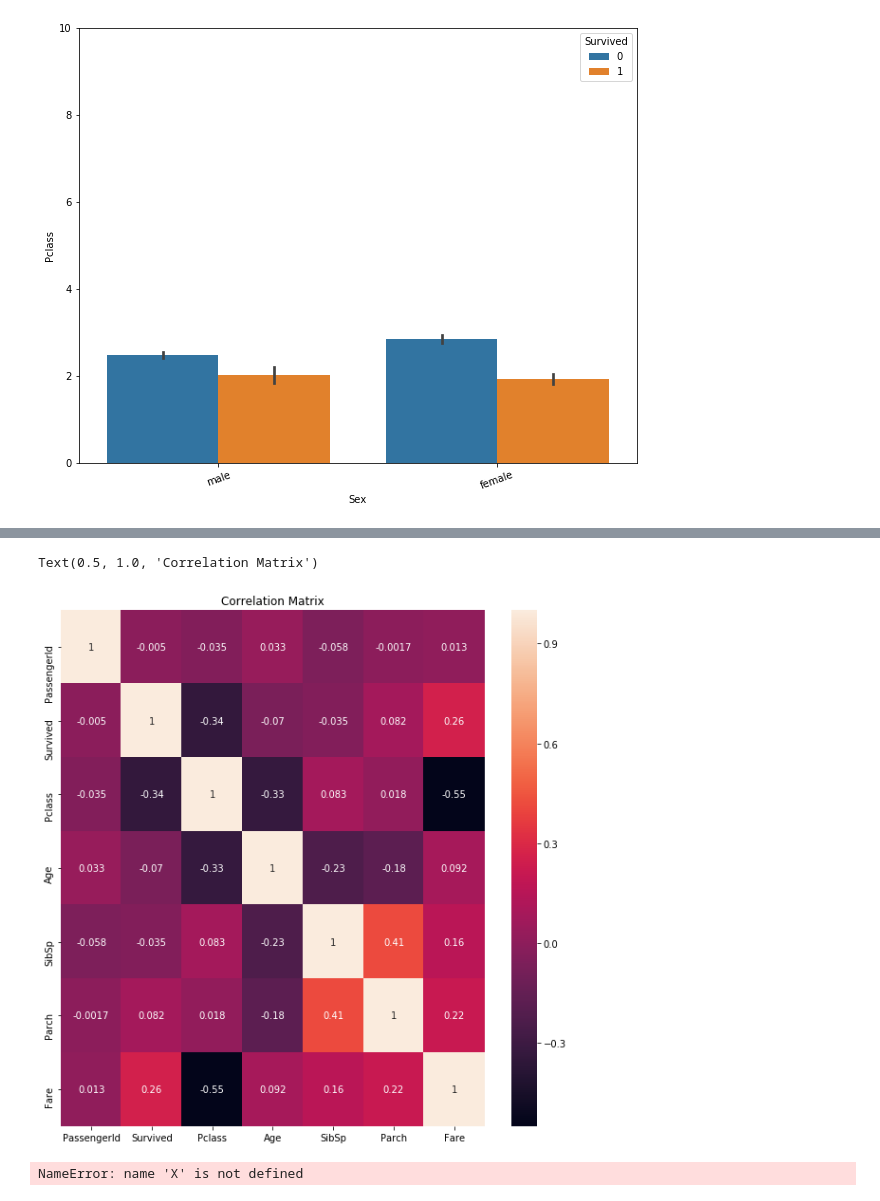
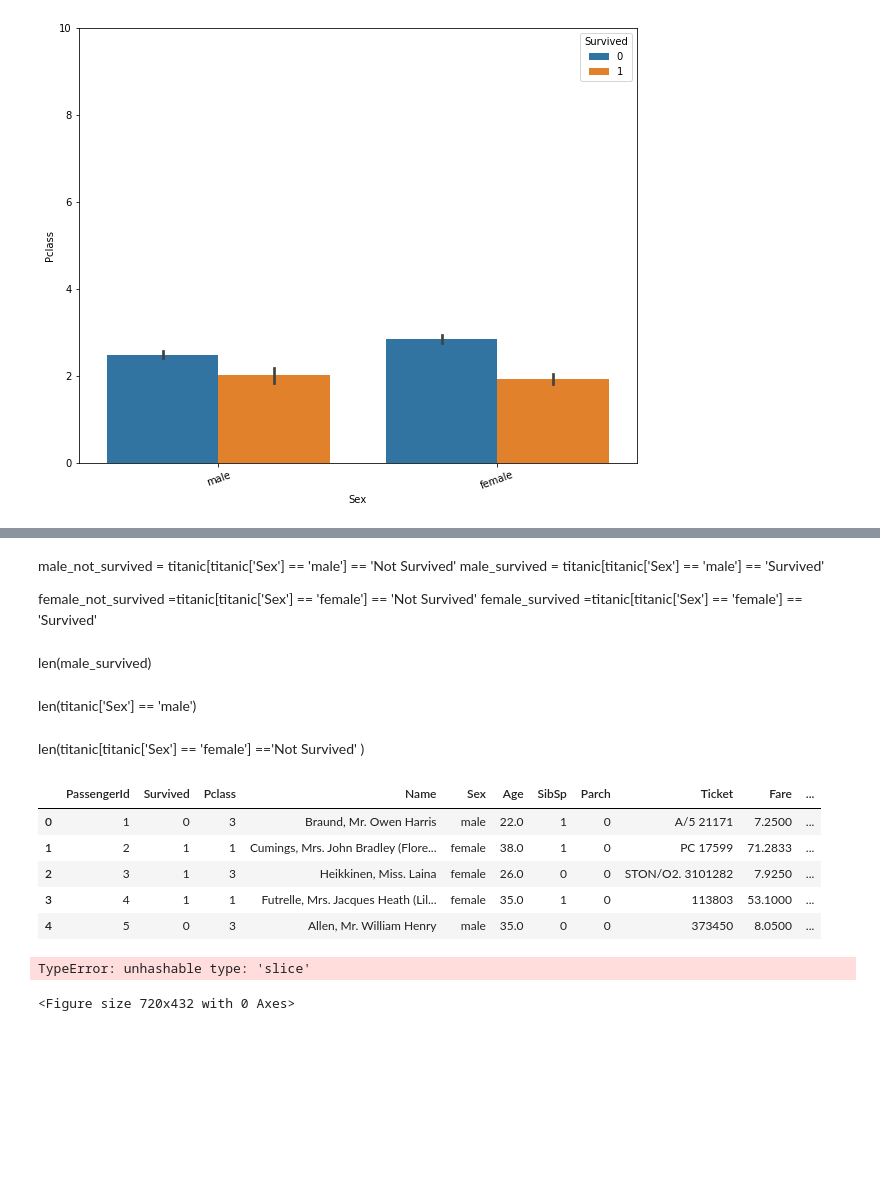
Before and after one commit to EceDolen/Bootcamp_-Bolum_7, a Jupyter notebook: Siniflandirma Problemleri_1_Lojistik_Regresyon_ile_Siniflandirma.ipynb, the cells around one changed output, grey strips where cells are left out. Cells and saved outputs as stored; diff of their text form; code cells hidden in the pictures; blank space fills up the shorter version.

```diff
--- a/Siniflandirma Problemleri_1_Lojistik_Regresyon_ile_Siniflandirma.ipynb
+++ b/Siniflandirma Problemleri_1_Lojistik_Regresyon_ile_Siniflandirma.ipynb
@@ -237,7 +243,21 @@ Name: Survived, dtype: float64
-# %%
-plt.figure(figsize=(10,10))
-sns.heatmap(corr_matrix, annot=True)
-plt.title('Correlation Matrix')
-# %% [output]
-Text(0.5, 1.0, 'Correlation Matrix')
-[figure, removed]
+# %% [markdown]
+male_not_survived = titanic[titanic['Sex'] == 'male'] == 'Not Survived'
+male_survived = titanic[titanic['Sex'] == 'male'] == 'Survived'
+
+female_not_survived =titanic[titanic['Sex'] == 'female'] == 'Not Survived'
+female_survived =titanic[titanic['Sex'] == 'female'] == 'Survived'
+# %% [markdown]
+len(male_survived)
+# %% [markdown]
+len(titanic['Sex'] == 'male')
+# %% [markdown]
+len(titanic[titanic['Sex'] == 'female'] =='Not Survived' )
+# %%
+titanic.head()
+# %% [output]
+|  | PassengerId | Survived | Pclass | Name | Sex | Age | SibSp | Parch | Ticket | Fare | ... |
+| 0 | 1 | 0 | 3 | Braund, Mr. Owen Harris | male | 22.0 | 1 | 0 | A/5 21171 | 7.2500 | ... |
+| 1 | 2 | 1 | 1 | Cumings, Mrs. John Bradley (Flore... | female | 38.0 | 1 | 0 | PC 17599 | 71.2833 | ... |
+| 2 | 3 | 1 | 3 | Heikkinen, Miss. Laina | female | 26.0 | 0 | 0 | STON/O2. 3101282 | 7.9250 | ... |
+| 3 | 4 | 1 | 1 | Futrelle, Mrs. Jacques Heath (Lil... | female | 35.0 | 1 | 0 | 113803 | 53.1000 | ... |
+| 4 | 5 | 0 | 3 | Allen, Mr. William Henry | male | 35.0 | 0 | 0 | 373450 | 8.0500 | ... |
@@ -243,0 +271,12 @@ Text(0.5, 1.0, 'Correlation Matrix')
+# %%
+plt.figure(figsize=(10,6))
+sns.scatterplot(X[:, 0], X[:,1], s=100, hue = y, palette = 'viridis')
+baslik_font = {'family': 'arial','color':  'darkred','weight': 'bold','size': 15 }
+eksen_font = {'family': 'arial','color':  'darkblue','weight': 'bold','size': 10 }
+plt.title("Taç yaprak boyutları", fontdict = baslik_font)
+plt.xlabel("Taç yaprak uzunluğu", fontdict = eksen_font)
+plt.ylabel("Taç yaprak genişliği", fontdict = eksen_font)
+plt.show()
+# %% [output]
+TypeError: unhashable type: 'slice'
+<Figure size 720x432 with 0 Axes>
@@ -244,11 +286,3 @@ Text(0.5, 1.0, 'Correlation Matrix')
 # %%
-#Verilerinizi eğitim ve test kümelerine ayırın.
-
 from sklearn.model_selection import train_test_split
-
-y= titanic.Survived
-X=
-
-X_test, y_test, y_train, X_train = train_test_split(X,y, test_size=0.20, random_state=0)
+X_eğitim, X_test, y_eğitim, y_test =  train_test_split(X, y, test_size=0.20, random_state=111)
-# %% [output]
-NameError: name 'X' is not defined
```
Also changed, not shown: parts of 23 cells of this notebook.
